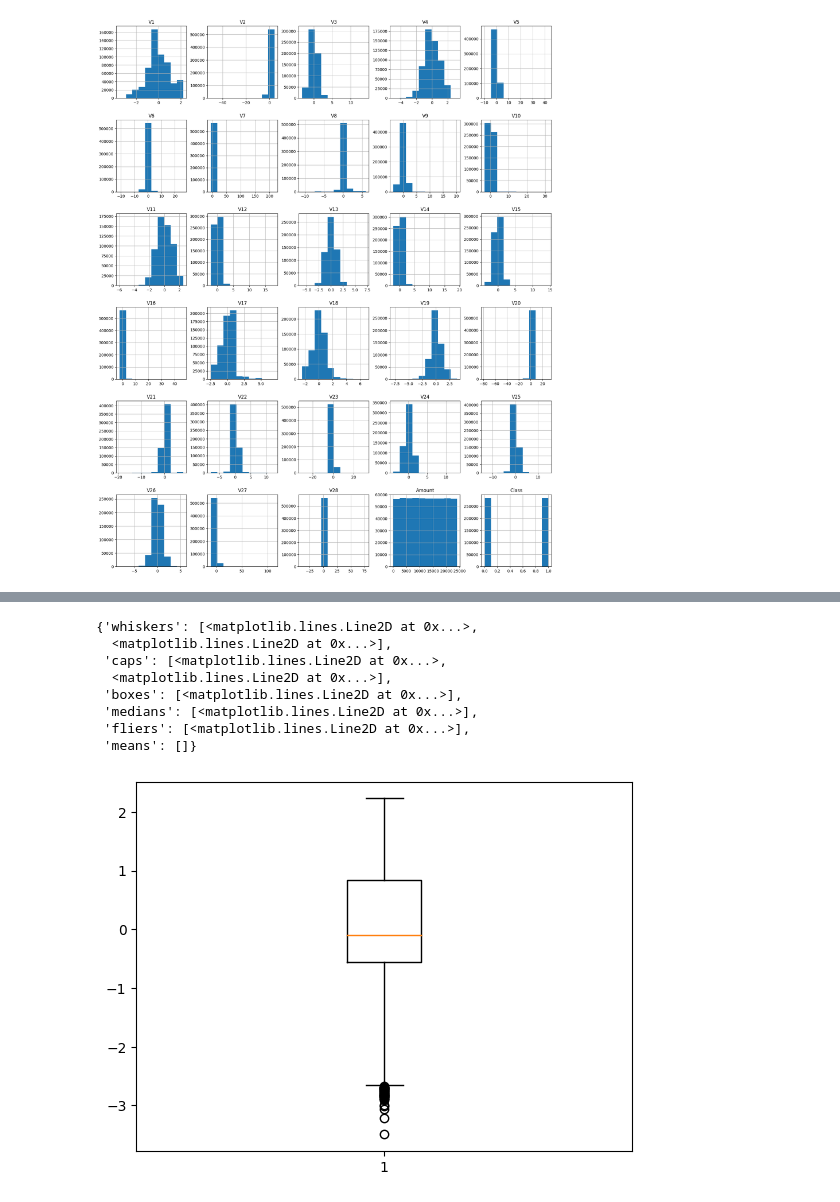
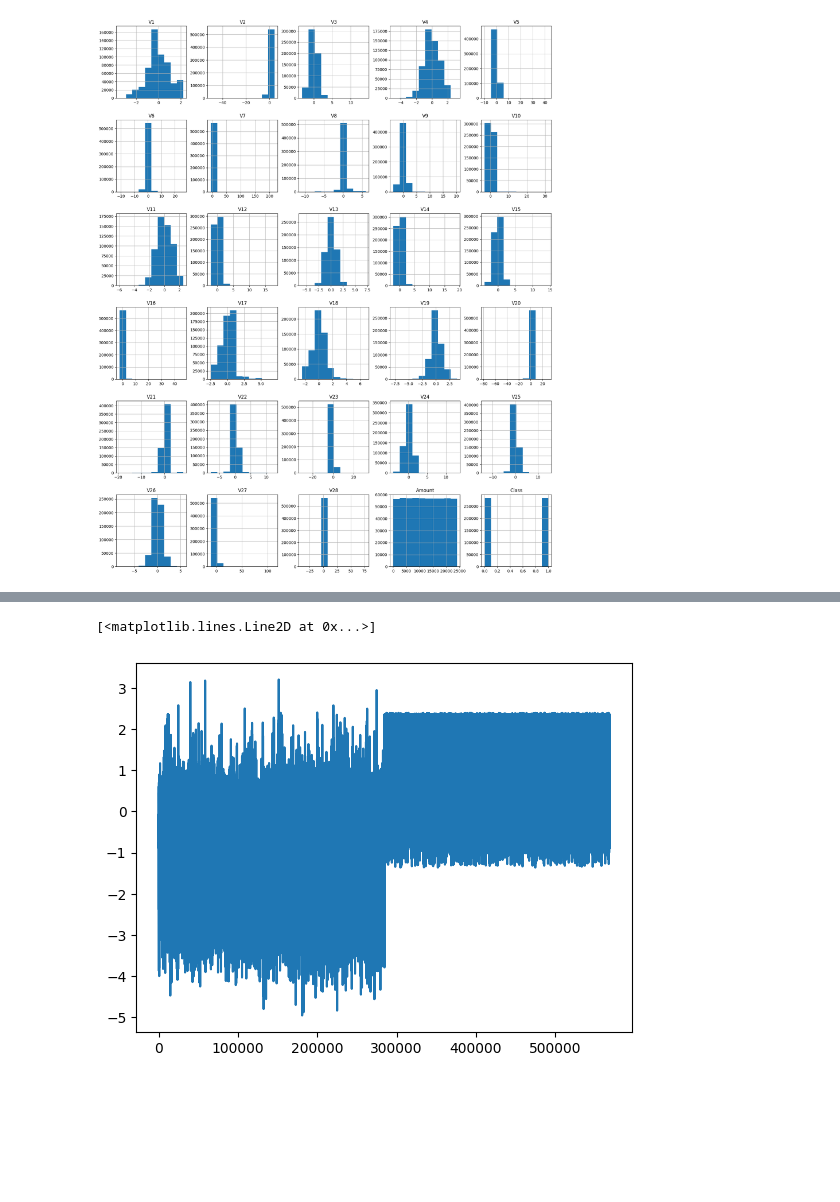
Before and after one commit to riooorante/data-science-riooorante, a Jupyter notebook: fraud_credit.ipynb, the cells around one changed output, grey strips where cells are left out. Saved outputs shown, nothing was run; the diff lists cells and outputs as text; code cells hidden in the pictures; blank space fills up the shorter version.

```diff
--- a/fraud_credit.ipynb
+++ b/fraud_credit.ipynb
@@ -124,0 +146,8 @@ array([[<Axes: title={'center': 'V1'}>, <Axes: title={'center': 'V2'}>,
+# %%
+df['V22'] = np.sqrt(df["V22"])
+df['V21'] = np.sqrt(df["V21"])
+df['V17'] = np.log(df["V17"])
+df['V18'] = np.log(df["V18"])
+df['V8'] = np.sqrt(df["V8"])
+df['V9'] = np.log(df["V9"])
+df['V10'] = np.log(df["V10"])
@@ -125,12 +183,5 @@ array([[<Axes: title={'center': 'V1'}>, <Axes: title={'center': 'V2'}>,
 # %%
-plt.boxplot(df["V1"])
+plt.plot(df["V4"])
 # %% [output]
-{'whiskers': [<matplotlib.lines.Line2D at 0x...>,
-  <matplotlib.lines.Line2D at 0x...>],
- 'caps': [<matplotlib.lines.Line2D at 0x...>,
-  <matplotlib.lines.Line2D at 0x...>],
- 'boxes': [<matplotlib.lines.Line2D at 0x...>],
- 'medians': [<matplotlib.lines.Line2D at 0x...>],
- 'fliers': [<matplotlib.lines.Line2D at 0x...>],
- 'means': []}
+[<matplotlib.lines.Line2D at 0x...>]
-[figure, old version]
+[figure, new version]
```
Also changed, not shown: parts of 8 cells of this notebook.
